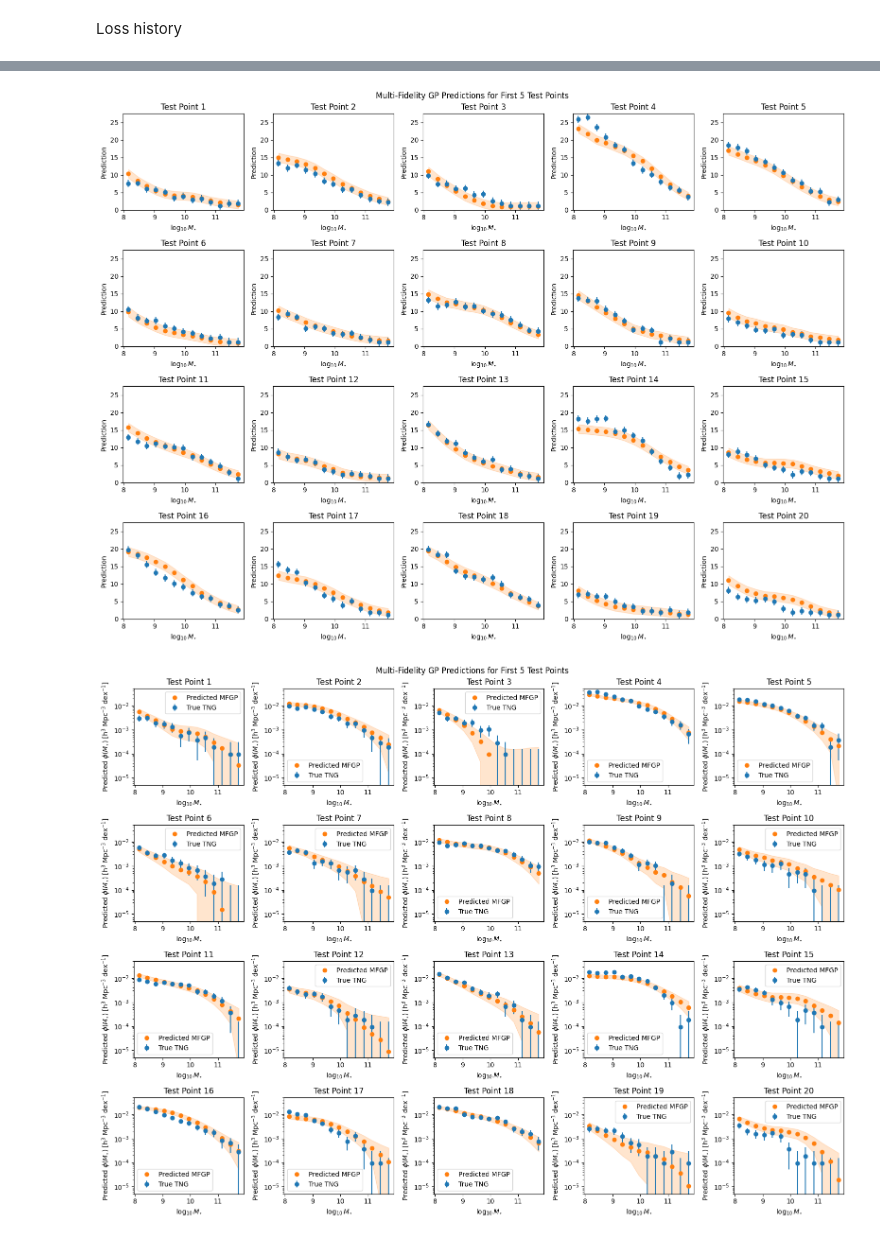
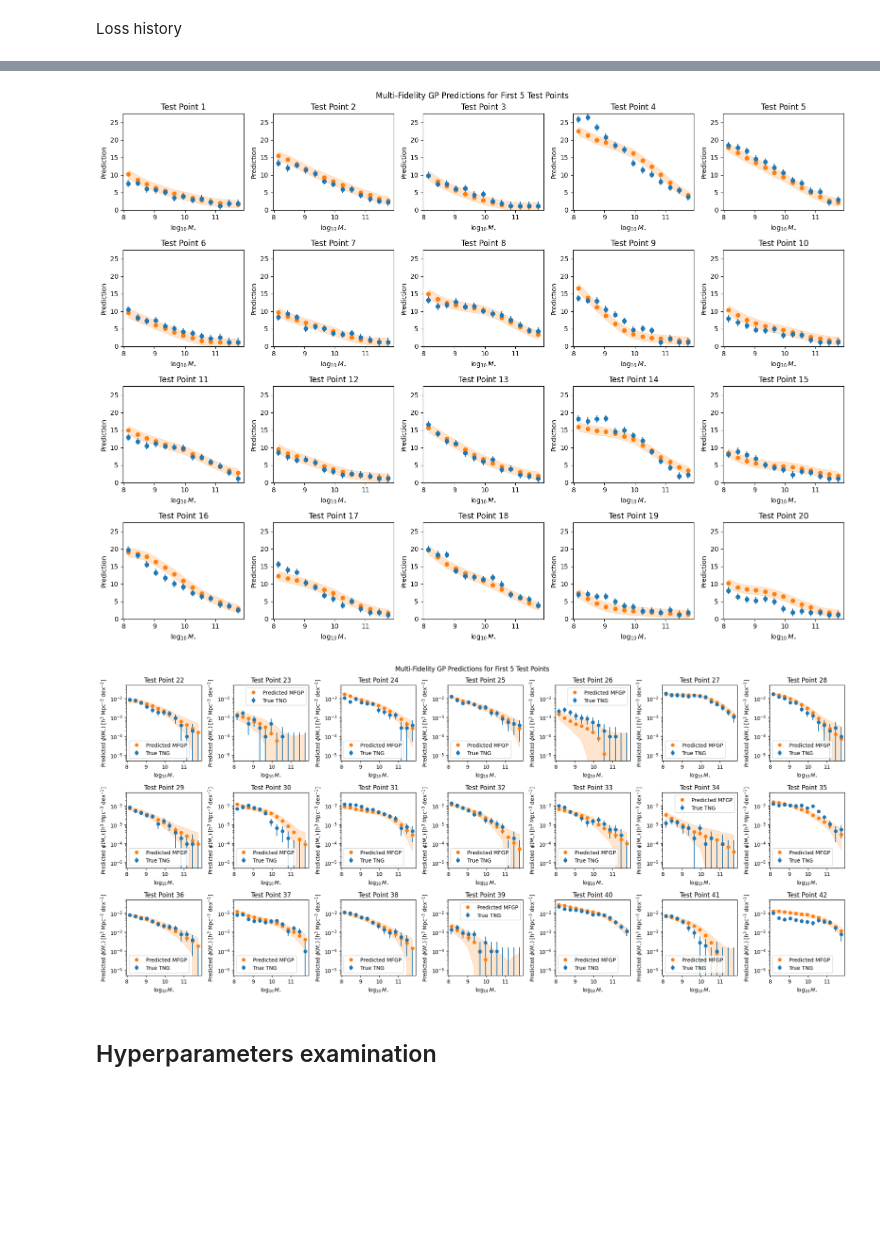
Before and after one commit to jibanCat/multi_fidelity_gpflow, a Jupyter notebook: notebooks/illustris-smf/06_sb28_emu_opt.ipynb, the cells around one changed output, grey strips where cells are left out. Saved outputs shown, nothing was run; the diff lists cells and outputs as text; code cells hidden in the pictures; blank space fills up the shorter version.

```diff
--- a/notebooks/illustris-smf/06_sb28_emu_opt.ipynb
+++ b/notebooks/illustris-smf/06_sb28_emu_opt.ipynb
@@ -42,7 +42,8 @@ loader = SMFDataLoaderSB28(
     Lbox_mpc_over_h=25.0,
     y_transform="anscombe",
     standardize_X=True,
-    standardize_Y=True,
+    standardize_Y=False,
+    standardize_Y_128=True,
 )
 # %% [markdown]
 ## Visualize the SB28
@@ -553,22 +562,22 @@ for test_ind in range(20):
 plt.suptitle("Multi-Fidelity GP Predictions for First 5 Test Points")
 plt.tight_layout()
 # %% [output]
-[figure, old version]
+[figure, new version]
 # %%
 from mfgpflow.sb28_smf_loader import anscombe_to_phi
 # %%
 # a few predictions: Phi space
-fig, ax = plt.subplots(4, 5, figsize=(16, 12))
+fig, ax = plt.subplots(3, 7, figsize=(20, 9))
 
 ax = ax.flatten()
-for test_ind in range(20):
+for i, test_ind in enumerate(range(21, 42)):
     # test_ind = 0  # Change this to select different test points
     phiA, VarA = anscombe_to_phi(invert_standardizer(Y_test_HF[test_ind], stats),
                     loader.sigma_A256[test_start + test_ind, :len(loader.log10M)],
                     dlog10M=loader.dlog10M,
                     Lbox=loader.Lbox
                     )
-    ax[test_ind].errorbar(
+    ax[i].errorbar(
         loader.log10M, phiA,
         yerr=loader.sigma_phi256_total[test_start + test_ind, :len(loader.log10M)],
         fmt='o', label="True TNG")
@@ -576,39 +585,41 @@ for test_ind in range(20):
                                  var_pred.numpy()[test_ind] + loader.sigma_A256_standardized.mean(axis=0)[:len(loader.log10M)]**2,
                                  dlog10M=loader.dlog10M,
                                  Lbox=loader.Lbox
                                  )
-    ax[test_ind].plot(
+    ax[i].plot(
         loader.log10M, phiA, ls="",marker="o", label="Predicted MFGP"
     )
     lowerA, _ = anscombe_to_phi(
         invert_standardizer((mean_pred.numpy()[test_ind] - np.sqrt(var_pred.numpy()[test_ind] + loader.sigma_A256_standardized.mean(axis=0)[:len(loader.log10M)]**2 )), stats),
         var_pred.numpy()[test_ind] + loader.sigma_A256_standardized.mean(axis=0)[:len(loader.log10M)]**2,
         dlog10M=loader.dlog10M,
         Lbox=loader.Lbox
     )
     higherA, _ = anscombe_to_phi(
         invert_standardizer((mean_pred.numpy()[test_ind] + np.sqrt(var_pred.numpy()[test_ind] + loader.sigma_A256_standardized.mean(axis=0)[:len(loader.log10M)]**2 )), stats),
         var_pred.numpy()[test_ind] + loader.sigma_A256_standardized.mean(axis=0)[:len(loader.log10M)]**2,
         dlog10M=loader.dlog10M,
         Lbox=loader.Lbox
     )
-    ax[test_ind].fill_between(
+    ax[i].fill_between(
         loader.log10M,
         lowerA,
         higherA,
         alpha=0.2, #label="Uncertainty",
         color='C1'
     )
 
 
-    ax[test_ind].set_xlabel(r"$\log_{10}M_{\star}$")
-    ax[test_ind].set_ylabel("Predicted $\phi(M_{\star}) $ [h$^3$ Mpc$^{-3}$ dex$^{-1}$]")
-    ax[test_ind].set_title(f"Test Point {test_ind + 1}")
+    ax[i].set_xlabel(r"$\log_{10}M_{\star}$")
+    ax[i].set_ylabel("Predicted $\phi(M_{\star}) $ [h$^3$ Mpc$^{-3}$ dex$^{-1}$]")
+    ax[i].set_title(f"Test Point {test_ind + 1}")
 
-    ax[test_ind].set_ylim(5e-6, 5e-2)
-    ax[test_ind].set_yscale('log')
-    ax[test_ind].legend()
+    ax[i].set_ylim(5e-6, 5e-2)
+    ax[i].set_yscale('log')
+    ax[i].legend()
 plt.suptitle("Multi-Fidelity GP Predictions for First 5 Test Points")
 plt.tight_layout()
 # %% [output]
-[figure, old version]
+[figure, new version]
+# %% [markdown]
+## Hyperparameters examination
```
Also changed, not shown: parts of 17 cells of this notebook.
